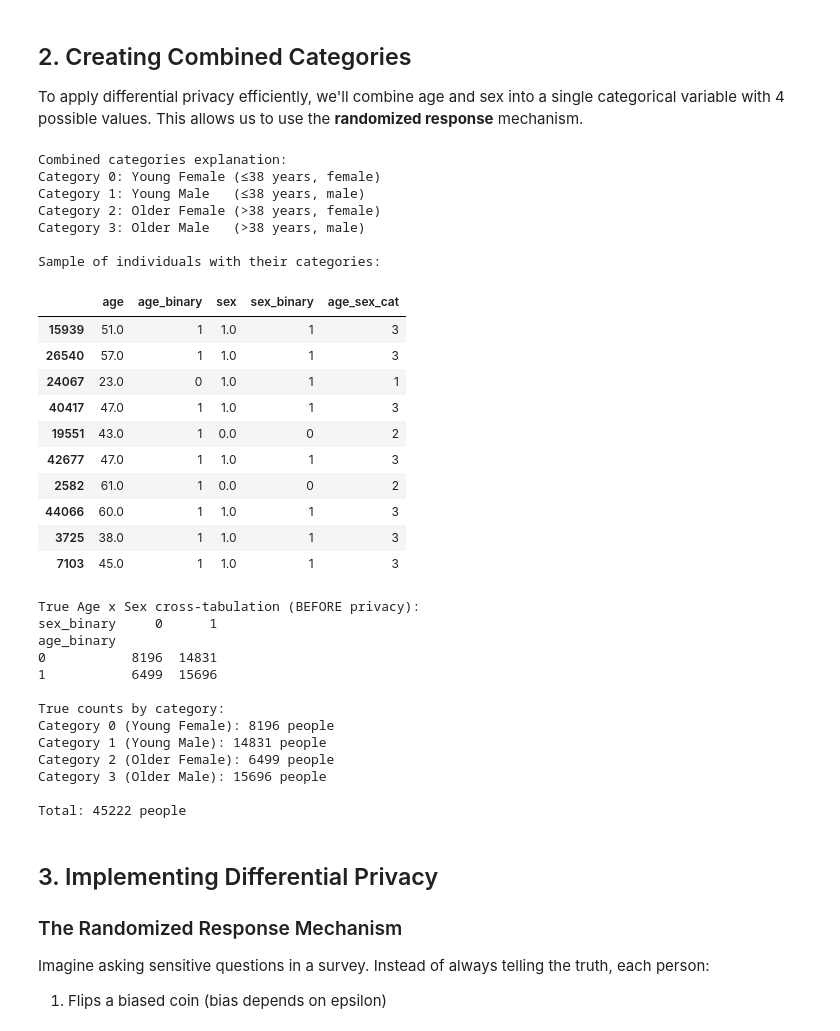
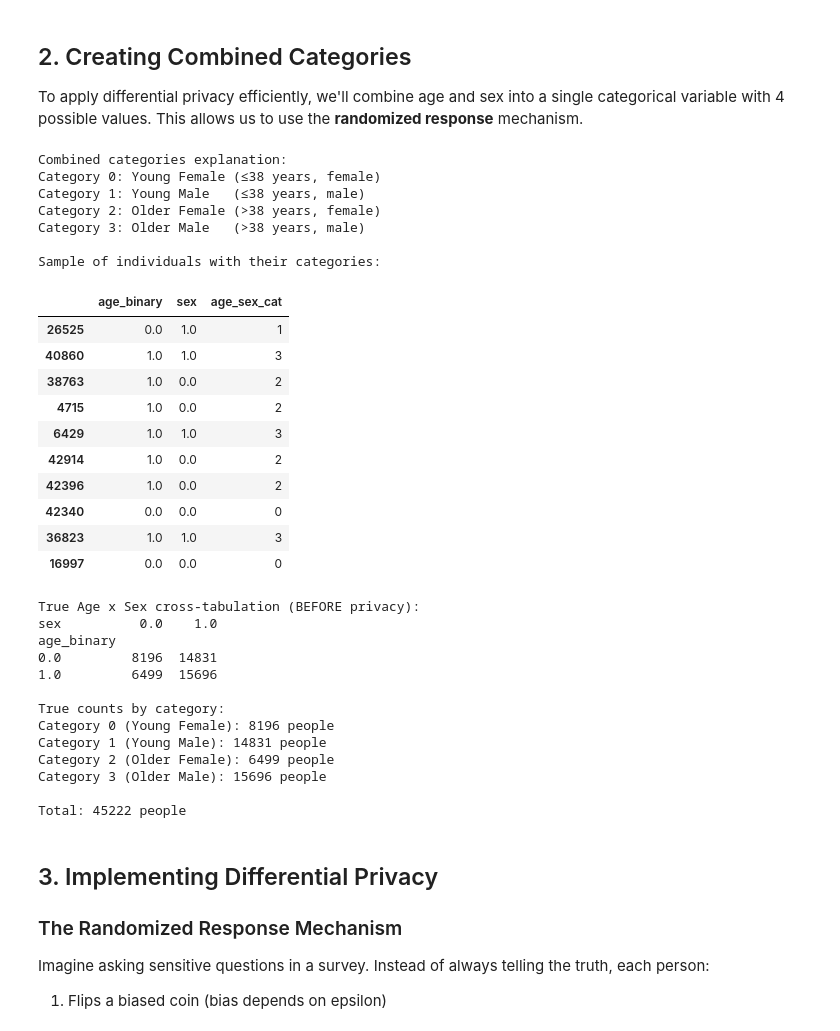
Before and after one commit to kw0jtach/Project_on_responsible_data_science, a Jupyter notebook: DifferentialPrivacy_Complete.ipynb, the cells around one changed output. Drawn from its saved outputs; the diff is of its cells as text; code cells hidden in the pictures.

```diff
--- a/DifferentialPrivacy_Complete.ipynb
+++ b/DifferentialPrivacy_Complete.ipynb
@@ -96,51 +108,51 @@ Random sample of 20 individuals from the dataset:
 
 To apply differential privacy efficiently, we'll combine age and sex into a single categorical variable with 4 possible values. This allows us to use the **randomized response** mechanism.
 # %%
-# Create combined categories from age and sex
+# Create combined categories from age_binary and sex
 # This creates 4 groups:
-# 0 = young & female (age_binary=0, sex_binary=0)
-# 1 = young & male   (age_binary=0, sex_binary=1)
-# 2 = old & female   (age_binary=1, sex_binary=0)
-# 3 = old & male     (age_binary=1, sex_binary=1)
+# 0 = young & female (age_binary=0, sex=0)
+# 1 = young & male   (age_binary=0, sex=1)
+# 2 = old & female   (age_binary=1, sex=0)
+# 3 = old & male     (age_binary=1, sex=1)
 
-df['age_sex_cat'] = df['age_binary'] * 2 + df['sex_binary']
+df['age_sex_cat'] = (df['age_binary'].astype(int) * 2 + df['sex'].astype(int))
 
 print("Combined categories explanation:")
 print("Category 0: Young Female (≤38 years, female)")
 print("Category 1: Young Male   (≤38 years, male)")
 print("Category 2: Older Female (>38 years, female)")
 print("Category 3: Older Male   (>38 years, male)")
 print("\nSample of individuals with their categories:")
-df[['age', 'age_binary', 'sex', 'sex_binary', 'age_sex_cat']].sample(10)
+df[['age_binary', 'sex', 'age_sex_cat']].sample(10)
 # %% [output]
 Combined categories explanation:
 Category 0: Young Female (≤38 years, female)
 Category 1: Young Male   (≤38 years, male)
 Category 2: Older Female (>38 years, female)
 Category 3: Older Male   (>38 years, male)
 
 Sample of individuals with their categories:
-|  | age | age_binary | sex | sex_binary | age_sex_cat |
-| 15939 | 51.0 | 1 | 1.0 | 1 | 3 |
-| 26540 | 57.0 | 1 | 1.0 | 1 | 3 |
-| 24067 | 23.0 | 0 | 1.0 | 1 | 1 |
-| 40417 | 47.0 | 1 | 1.0 | 1 | 3 |
-| 19551 | 43.0 | 1 | 0.0 | 0 | 2 |
-| 42677 | 47.0 | 1 | 1.0 | 1 | 3 |
-| 2582 | 61.0 | 1 | 0.0 | 0 | 2 |
-| 44066 | 60.0 | 1 | 1.0 | 1 | 3 |
-| 3725 | 38.0 | 1 | 1.0 | 1 | 3 |
-| 7103 | 45.0 | 1 | 1.0 | 1 | 3 |
+|  | age_binary | sex | age_sex_cat |
+| 26525 | 0.0 | 1.0 | 1 |
+| 40860 | 1.0 | 1.0 | 3 |
+| 38763 | 1.0 | 0.0 | 2 |
+| 4715 | 1.0 | 0.0 | 2 |
+| 6429 | 1.0 | 1.0 | 3 |
+| 42914 | 1.0 | 0.0 | 2 |
+| 42396 | 1.0 | 0.0 | 2 |
+| 42340 | 0.0 | 0.0 | 0 |
+| 36823 | 1.0 | 1.0 | 3 |
+| 16997 | 0.0 | 0.0 | 0 |
 # %%
 # Count how many people are in each category BEFORE adding privacy
 # These are the TRUE counts that we're trying to hide
-true_ct = pd.crosstab(df['age_binary'], df['sex_binary'])
+true_ct = pd.crosstab(df['age_binary'], df['sex'])
 print("True Age x Sex cross-tabulation (BEFORE privacy):")
 print(true_ct)
 print("\nTrue counts by category:")
 
 # Store true counts for later comparison
-true_counts = np.bincount(df['age_sex_cat'])
+true_counts = np.bincount(df['age_sex_cat'].astype(int))
 for i, count in enumerate(true_counts):
     labels = ["Young Female", "Young Male", "Older Female", "Older Male"]
     print(f"Category {i} ({labels[i]}): {count} people")
@@ -148,10 +160,10 @@ for i, count in enumerate(true_counts):
 print(f"\nTotal: {true_counts.sum()} people")
 # %% [output]
 True Age x Sex cross-tabulation (BEFORE privacy):
-sex_binary     0      1
+sex          0.0    1.0
 age_binary
-0           8196  14831
-1           6499  15696
+0.0         8196  14831
+1.0         6499  15696
 
 True counts by category:
 Category 0 (Young Female): 8196 people
```
Also changed, not shown: parts of 21 cells of this notebook, 1 other file.
